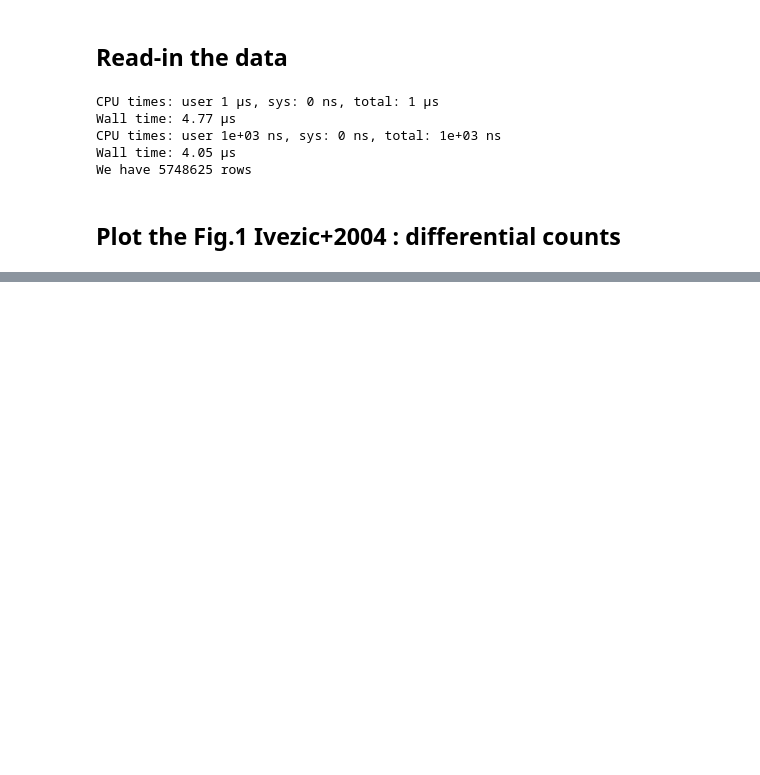
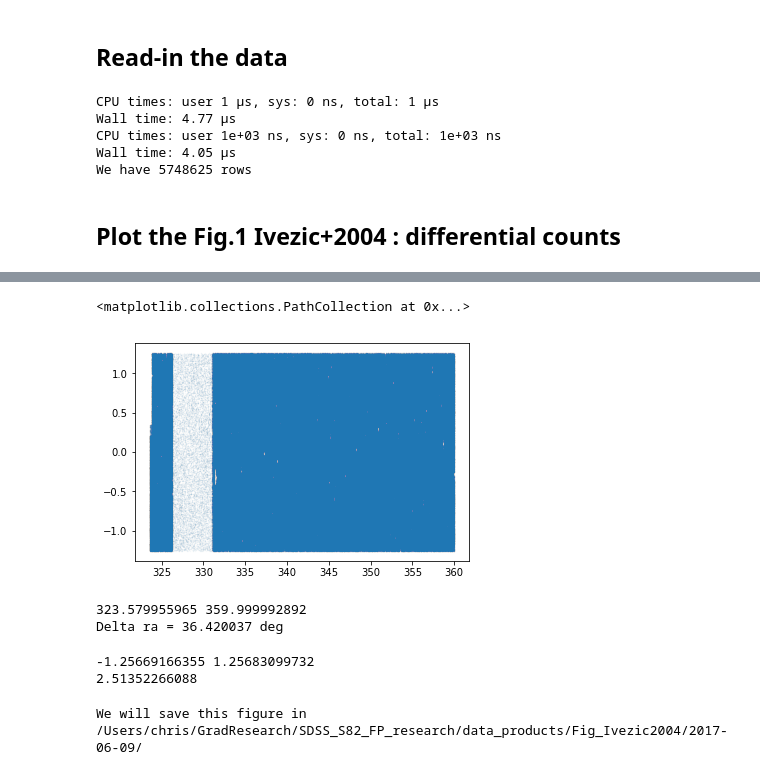
Before and after one commit to suberlak/SDSS_S82_FP_research, a Jupyter notebook: code/06.2017_SDSS_Selecting_variable_sample.ipynb, the cells around one changed output, grey strips where cells are left out. Cells and saved outputs as stored; diff of their text form; code cells hidden in the pictures; blank space fills up the shorter version.

```diff
--- a/code/06.2017_SDSS_Selecting_variable_sample.ipynb
+++ b/code/06.2017_SDSS_Selecting_variable_sample.ipynb
@@ -102,0 +110,22 @@ def plot_diff_counts(intercept):
+# %%
+m = data['ra'] > 320
+plt.scatter(data['ra'][m], data['decl'][m],s=0.0002)
+# %% [output]
+<matplotlib.collections.PathCollection at 0x...>
+[figure, added]
+# %%
+m = data['ra'] > 320
+r1 = np.min(data['ra'][m])
+r2 = np.max(data['ra'][m])
+print(r1, r2)
+print('Delta ra = %f deg'%(r2-r1))
+# %% [output]
+323.579955965 359.999992892
+Delta ra = 36.420037 deg
+# %%
+d1,d2 = np.min(data['decl']), np.max(data['decl'])
+print(d1,d2)
+print(d2-d1)
+# %% [output]
+-1.25669166355 1.25683099732
+2.51352266088
@@ -240,0 +412,8 @@ def plot_all_panels(data=None, var=None, bounds=None, area=None):
+# %%
+
+outDir = os.path.join(os.getcwd()[:-4],'data_products/'+'Fig_Ivezic2004',
+                      datetime.datetime.now().strftime('%Y-%m-%d')+ '/')
+if not os.path.exists(outDir): os.system('mkdir %s' % outDir)
+print('We will save this figure in  %s'%outDir)
+# %% [output]
+We will save this figure in  /Users/chris/GradResearch/SDSS_S82_FP_research/data_products/Fig_Ivezic2004/2017-06-09/
```
Also changed, not shown: parts of 7 cells of this notebook.
